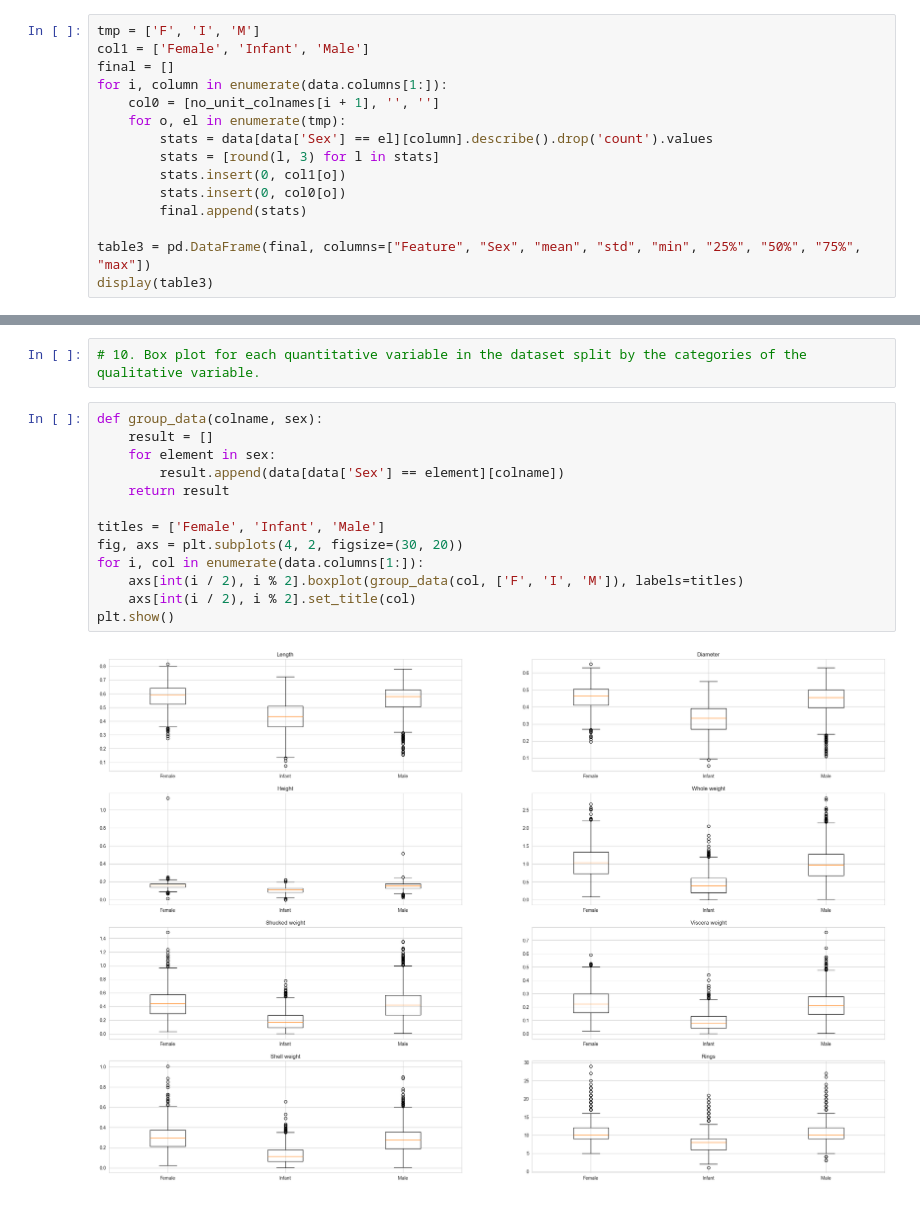
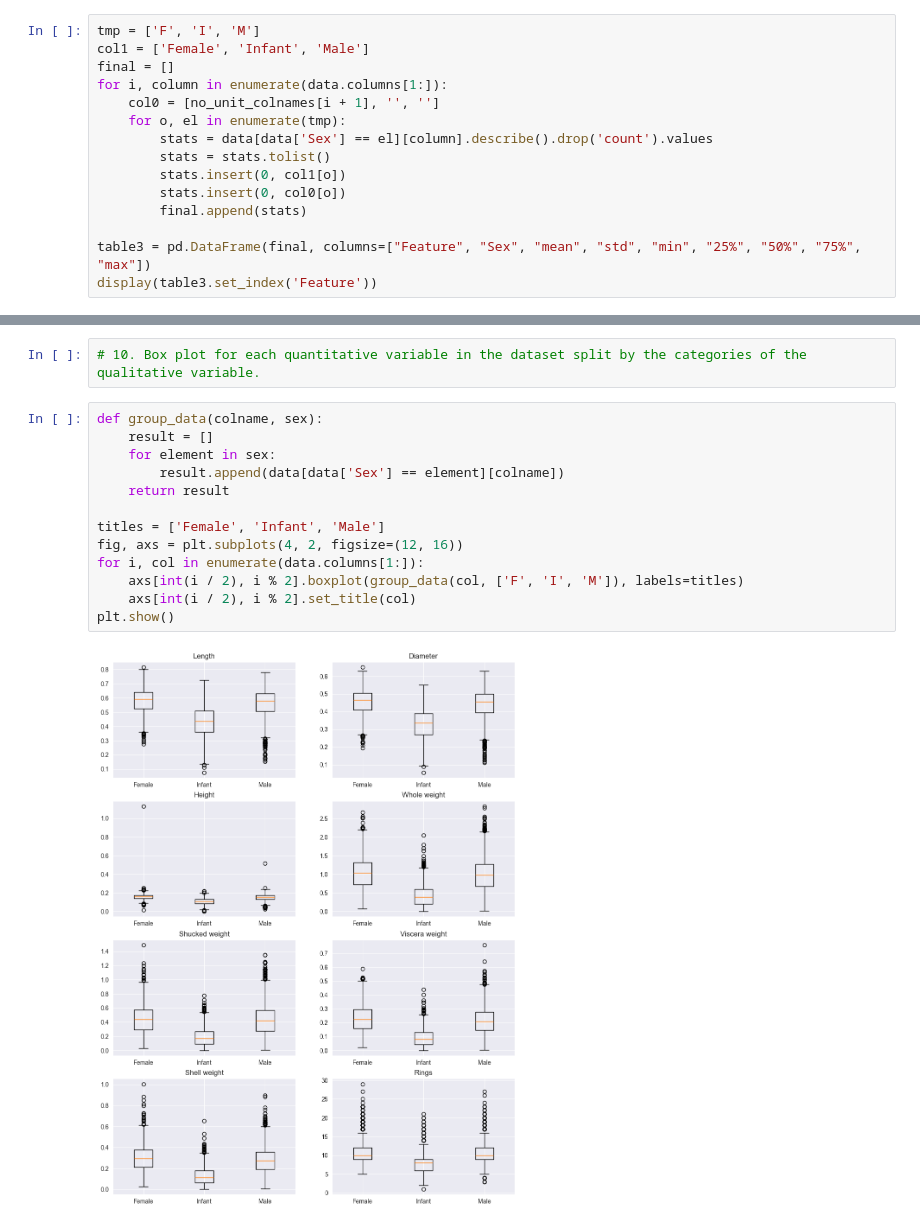
Before and after one commit to HubertKlosowski/Programming_in_Python, a Jupyter notebook: Zadanie1/zad1.ipynb, the cells around one changed output, grey strips where cells are left out. Saved outputs shown, nothing was run; the diff lists cells and outputs as text.

```diff
--- a/Zadanie1/zad1.ipynb
+++ b/Zadanie1/zad1.ipynb
@@ -154,11 +156,11 @@ for i, column in enumerate(data.columns[1:]):
     col0 = [no_unit_colnames[i + 1], '', '']
     for o, el in enumerate(tmp):
         stats = data[data['Sex'] == el][column].describe().drop('count').values
-        stats = [round(l, 3) for l in stats]
+        stats = stats.tolist()
         stats.insert(0, col1[o])
         stats.insert(0, col0[o])
         final.append(stats)
 
 table3 = pd.DataFrame(final, columns=["Feature", "Sex", "mean", "std", "min", "25%", "50%", "75%", "max"])
-display(table3)
+display(table3.set_index('Feature'))
 # %% [output]
@@ -184,15 +187,15 @@ display(table3)
 # %%
 def group_data(colname, sex):
     result = []
     for element in sex:
         result.append(data[data['Sex'] == element][colname])
     return result
 
 titles = ['Female', 'Infant', 'Male']
-fig, axs = plt.subplots(4, 2, figsize=(30, 20))
+fig, axs = plt.subplots(4, 2, figsize=(12, 16))
 for i, col in enumerate(data.columns[1:]):
     axs[int(i / 2), i % 2].boxplot(group_data(col, ['F', 'I', 'M']), labels=titles)
     axs[int(i / 2), i % 2].set_title(col)
 plt.show()
 # %% [output]
-[figure, old version]
+[figure, new version]
```
Also changed, not shown: parts of 10 cells of this notebook, 1 other file.
